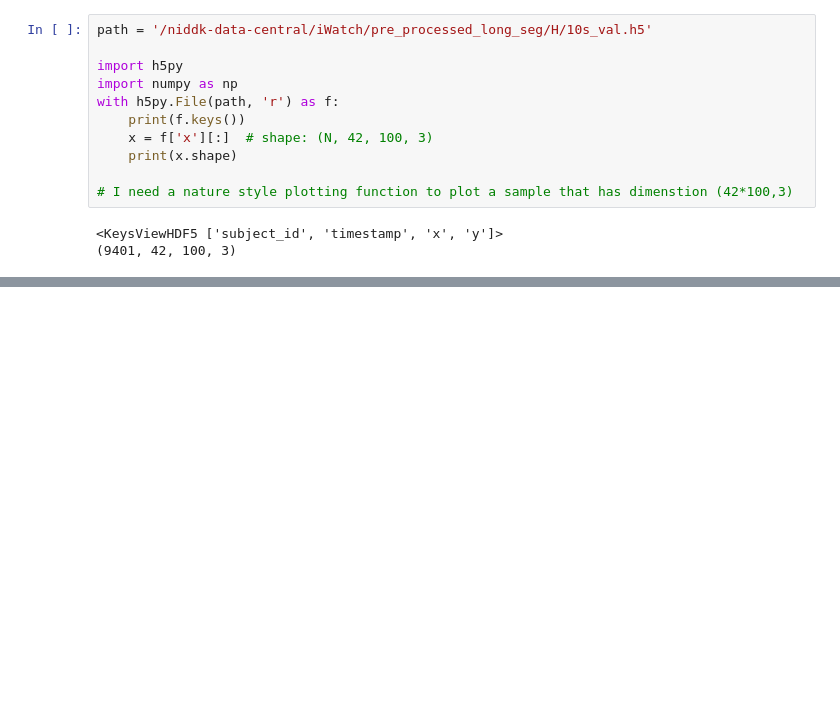
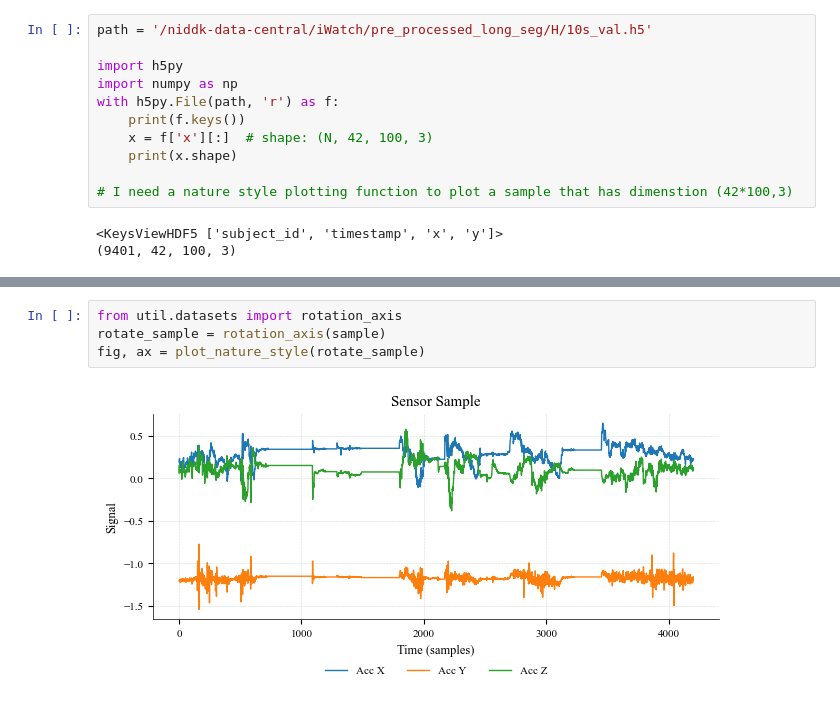
Before and after one commit to yuc0805/DeepPostures_MAE, a Jupyter notebook: MoCA/submit_figure.ipynb, the cells around one changed output, grey strips where cells are left out. Drawn from its saved outputs; the diff is of its cells as text; blank space fills up the shorter version.

```diff
--- a/MoCA/submit_figure.ipynb
+++ b/MoCA/submit_figure.ipynb
@@ -898,0 +906,6 @@ findfont: Generic family 'serif' not found because none of the following familie
+# %%
+from util.datasets import rotation_axis
+rotate_sample = rotation_axis(sample)
+fig, ax = plot_nature_style(rotate_sample)
+# %% [output]
+[figure, added]
```
Also changed, not shown: parts of 8 cells of this notebook, 2 other files.
